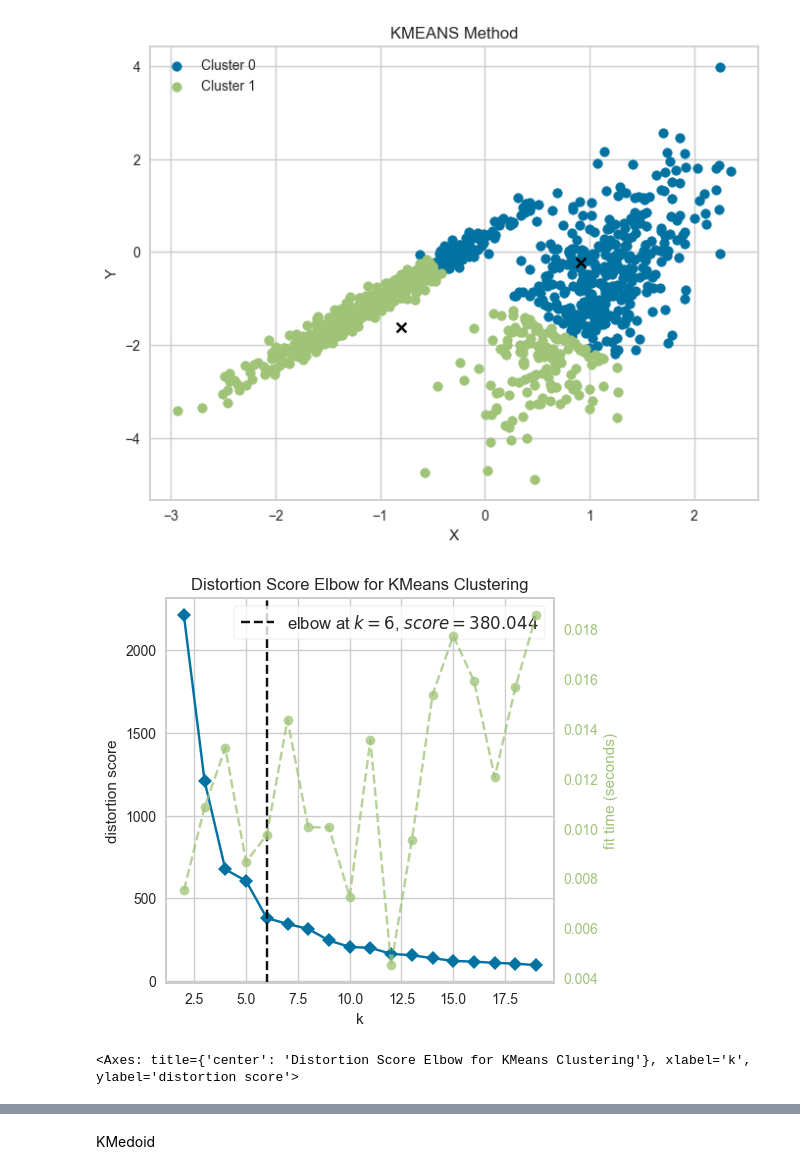
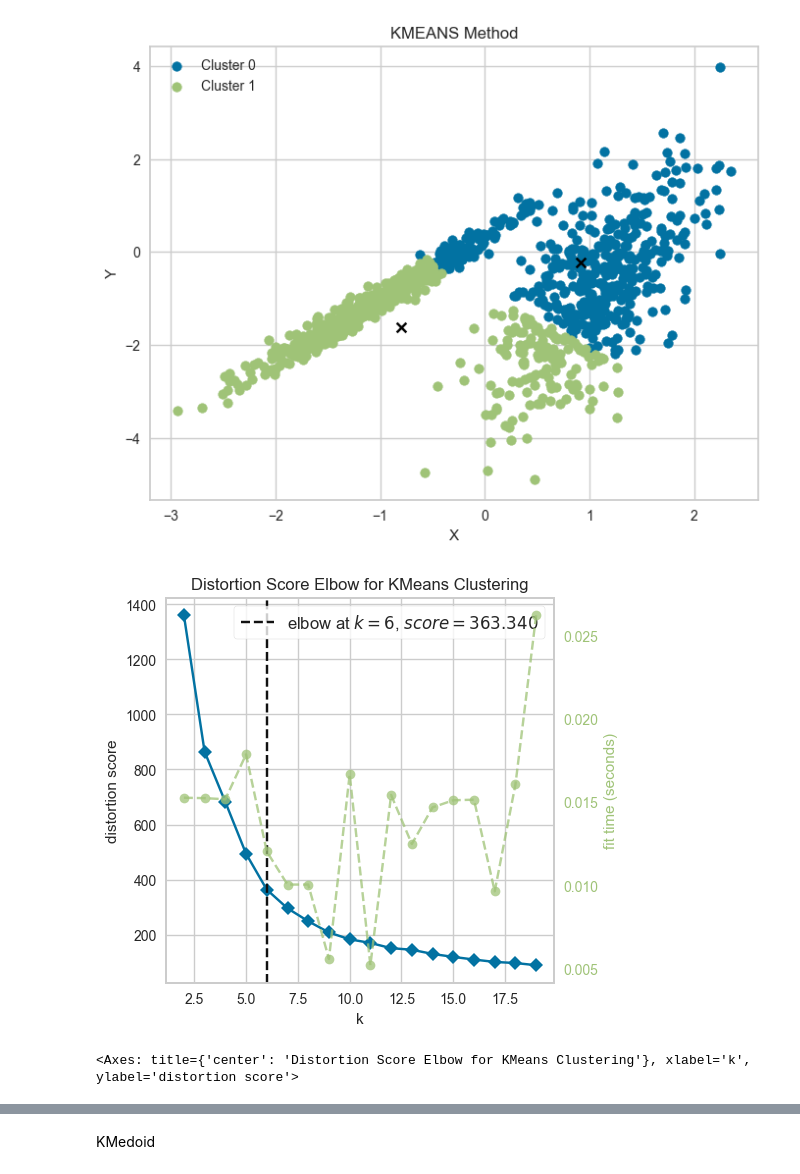
Before and after one commit to Joao-Bornelli/Clusterization, a Jupyter notebook: clusterization.ipynb, the cells around one changed output, grey strips where cells are left out. Drawn from its saved outputs; the diff is of its cells as text; code cells hidden in the pictures.

```diff
--- a/clusterization.ipynb
+++ b/clusterization.ipynb
@@ -57,8 +37,7 @@ plt.scatter(df['x'],df['y'])
 # %% [markdown]
 Elbow Evaluation
 # %%
-def elbowEvaluator(data, Method):
-    model = Method(random_state=0)
+def elbowEvaluator(data, model):
     vizualizer = KElbowVisualizer(model,k=(2,20))
     return vizualizer.fit(data)
 # %% [markdown]
@@ -114,10 +85,11 @@ Returning the number of logical cores instead. You can silence this warning by s
 # %%
 #Elbow method
 fig = plt.figure(figsize=(5, 5))
-visualizer = elbowEvaluator(data,KMeans)
+model = KMeans(random_state=10)
+visualizer = elbowEvaluator(data,model)
 visualizer.show()
 # %% [output]
-[figure, old version]
+[figure, new version]
 <Axes: title={'center': 'Distortion Score Elbow for KMeans Clustering'}, xlabel='k', ylabel='distortion score'>
 # %%
 #Silhouette method
```
Also changed, not shown: parts of 12 cells of this notebook.
